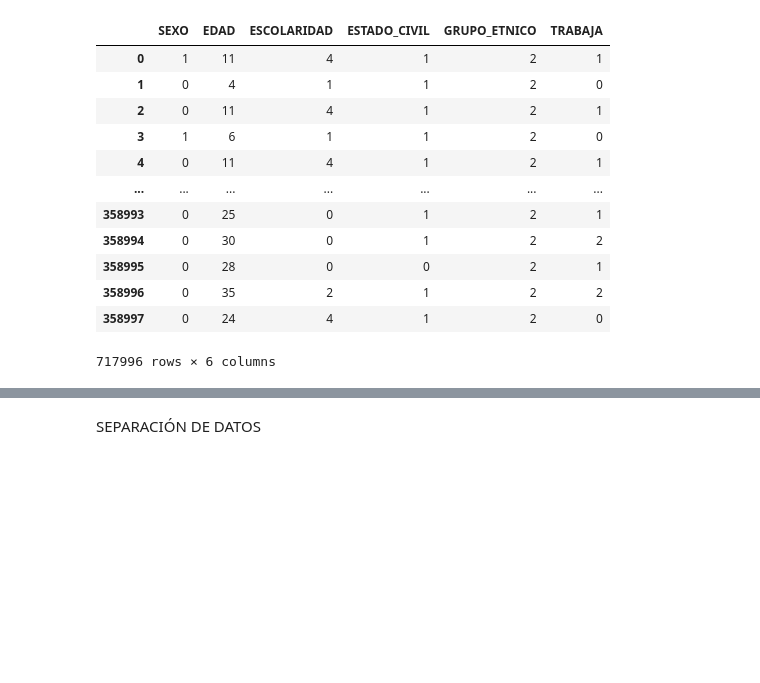
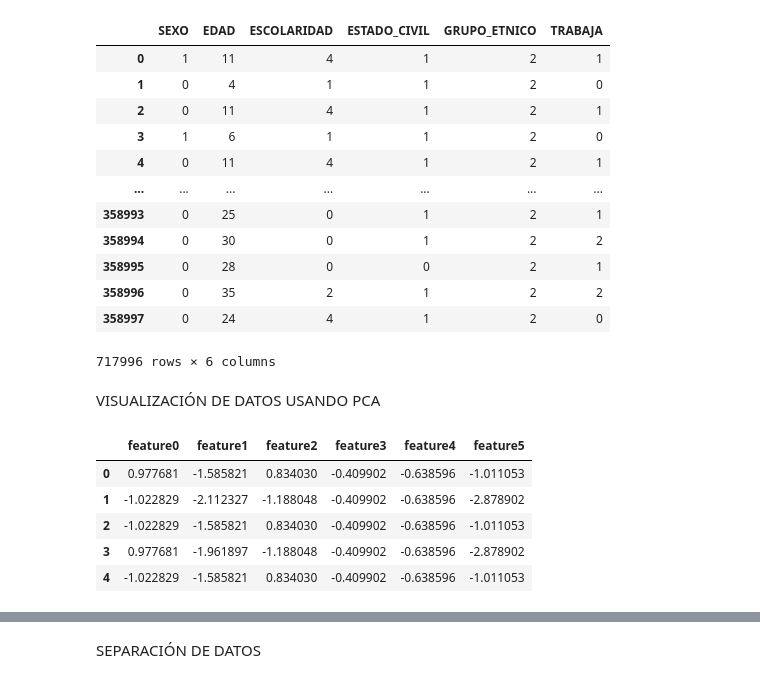
Before and after one commit to Ari-Castellanos/Proyecto2_MD, a Jupyter notebook: MetodoSVM.ipynb, the cells around one changed output, grey strips where cells are left out. Saved outputs shown, nothing was run; the diff lists cells and outputs as text; code cells hidden in the pictures; blank space fills up the shorter version.

```diff
--- a/MetodoSVM.ipynb
+++ b/MetodoSVM.ipynb
@@ -134,3 +135,5 @@ df
 | 358996 | 0 | 35 | 2 | 1 | 2 | 2 |
 | 358997 | 0 | 24 | 4 | 1 | 2 | 0 |
 717996 rows × 6 columns
+# %% [markdown]
+VISUALIZACIÓN DE DATOS USANDO PCA
@@ -136,0 +143,11 @@ df
+# %%
+feat_cols = ['feature'+str(i) for i in range(x.shape[1])]
+d1 = pd.DataFrame(x,columns=feat_cols)
+d1.head()
+# %% [output]
+|  | feature0 | feature1 | feature2 | feature3 | feature4 | feature5 |
+| 0 | 0.977681 | -1.585821 | 0.834030 | -0.409902 | -0.638596 | -1.011053 |
+| 1 | -1.022829 | -2.112327 | -1.188048 | -0.409902 | -0.638596 | -2.878902 |
+| 2 | -1.022829 | -1.585821 | 0.834030 | -0.409902 | -0.638596 | -1.011053 |
+| 3 | 0.977681 | -1.961897 | -1.188048 | -0.409902 | -0.638596 | -2.878902 |
+| 4 | -1.022829 | -1.585821 | 0.834030 | -0.409902 | -0.638596 | -1.011053 |
```
Also changed, not shown: parts of 9 cells of this notebook.
